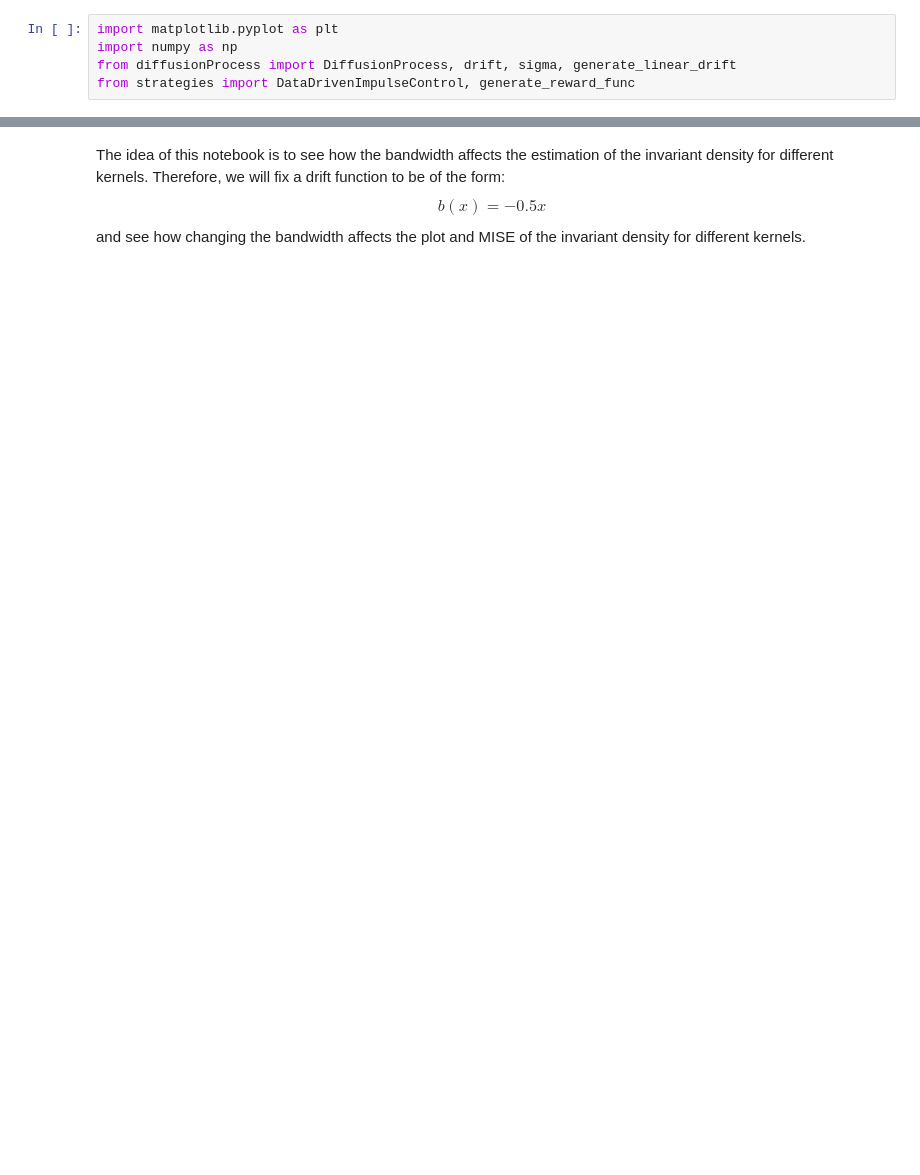
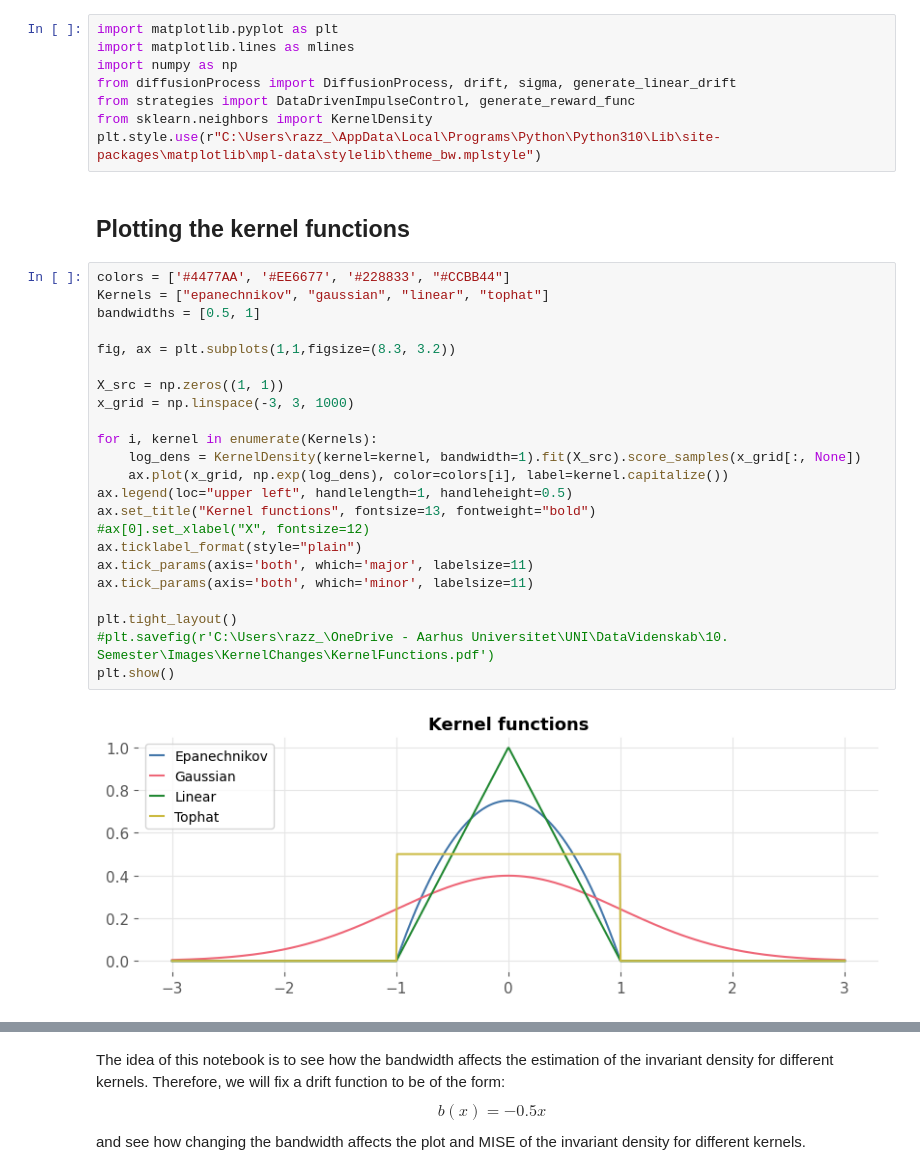
Before and after one commit to RasmusBrostroem/Data-driven-algorithms-for-Impulse-control-problem-Thesis, a Jupyter notebook: TestingBandwidth.ipynb, the cells around one changed output, grey strips where cells are left out. Cells and saved outputs as stored; diff of their text form; blank space fills up the shorter version.

```diff
--- a/TestingBandwidth.ipynb
+++ b/TestingBandwidth.ipynb
@@ -1,5 +1,35 @@
 # %%
 import matplotlib.pyplot as plt
+import matplotlib.lines as mlines
 import numpy as np
 from diffusionProcess import DiffusionProcess, drift, sigma, generate_linear_drift
 from strategies import DataDrivenImpulseControl, generate_reward_func
+from sklearn.neighbors import KernelDensity
+plt.style.use(r"C:\Users\razz_\AppData\Local\Programs\Python\Python310\Lib\site-packages\matplotlib\mpl-data\stylelib\theme_bw.mplstyle")
+# %% [markdown]
+## Plotting the kernel functions
+# %%
+colors = ['#4477AA', '#EE6677', '#228833', "#CCBB44"]
+Kernels = ["epanechnikov", "gaussian", "linear", "tophat"]
+bandwidths = [0.5, 1]
+
+fig, ax = plt.subplots(1,1,figsize=(8.3, 3.2))
+
+X_src = np.zeros((1, 1))
+x_grid = np.linspace(-3, 3, 1000)
+
+for i, kernel in enumerate(Kernels):
+    log_dens = KernelDensity(kernel=kernel, bandwidth=1).fit(X_src).score_samples(x_grid[:, None])
+    ax.plot(x_grid, np.exp(log_dens), color=colors[i], label=kernel.capitalize())
+ax.legend(loc="upper left", handlelength=1, handleheight=0.5)
+ax.set_title("Kernel functions", fontsize=13, fontweight="bold")
+#ax[0].set_xlabel("X", fontsize=12)
+ax.ticklabel_format(style="plain")
+ax.tick_params(axis='both', which='major', labelsize=11)
+ax.tick_params(axis='both', which='minor', labelsize=11)
+
+plt.tight_layout()
+#plt.savefig(r'C:\Users\razz_\OneDrive - Aarhus Universitet\UNI\DataVidenskab\10. Semester\Images\KernelChanges\KernelFunctions.pdf')
+plt.show()
+# %% [output]
+[figure, added]
```
Also changed, not shown: parts of 4 cells of this notebook.
